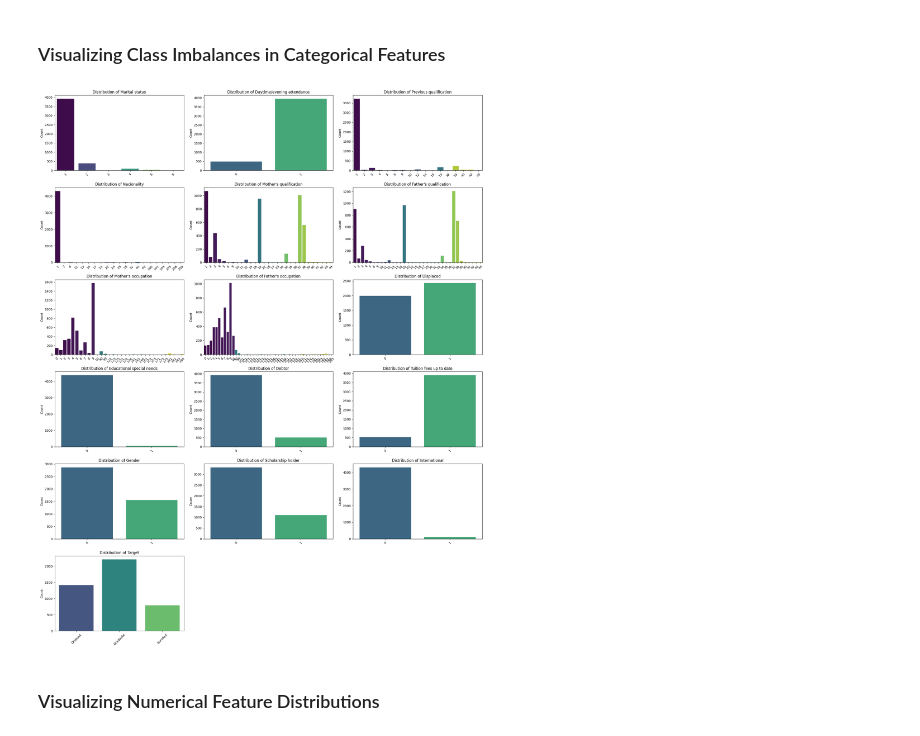
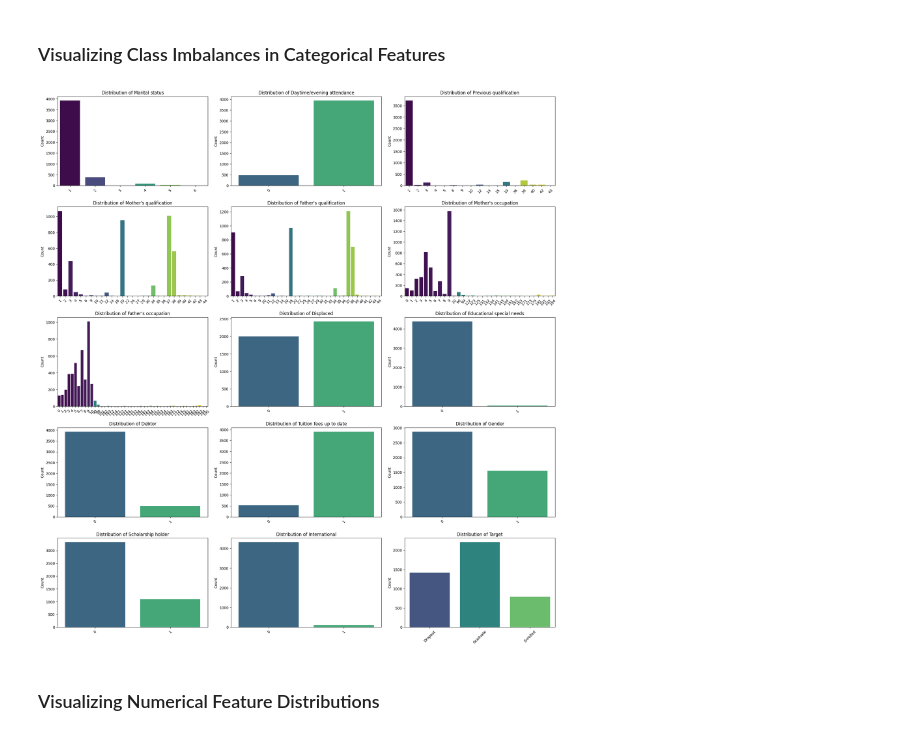
Before and after one commit to rommeltoledocr/Academic-Success-Predictor-ML, a Jupyter notebook: Academic_Success_Predictor_ML.ipynb, the cells around one changed output. Saved outputs shown, nothing was run; the diff lists cells and outputs as text; code cells hidden in the pictures.

```diff
--- a/Academic_Success_Predictor_ML.ipynb
+++ b/Academic_Success_Predictor_ML.ipynb
@@ -113,7 +114,6 @@ categorical_cols = [
     'Marital status',
     'Daytime/evening attendance',
     'Previous qualification',
-    'Nacionality',
     "Mother's qualification",
     "Father's qualification",
     "Mother's occupation",
@@ -121,34 +121,34 @@ categorical_cols = [
     'Displaced',
     'Educational special needs',
     'Debtor',
     'Tuition fees up to date',
     'Gender',
     'Scholarship holder',
     'International',
     'Target'
 ]
 
 # Set up the figure and axes for plotting
 fig, axes = plt.subplots(nrows=6, ncols=3, figsize=(20, 25))
 axes = axes.flatten()
 
 # Loop through each categorical column and plot its distribution
 for i, col in enumerate(categorical_cols):
     if i < len(axes):
         sns.countplot(x=col, data=df, ax=axes[i], palette='viridis', hue=col, legend=False)
         axes[i].set_title(f'Distribution of {col}')
         axes[i].set_xlabel('')
         axes[i].set_ylabel('Count')
         axes[i].tick_params(axis='x', rotation=45) # Rotate x-axis labels
 
 # Remove unused subplots
 for j in range(i + 1, len(axes)):
     fig.delaxes(axes[j])
 
 plt.tight_layout() # Adjust layout to prevent overlapping titles/labels
 plt.show()
 # %% [output]
-[figure, old version]
+[figure, new version]
 # %% [markdown]
 ### Visualizing Numerical Feature Distributions
 # %%
```
Also changed, not shown: parts of 9 cells of this notebook, 1 other file.
